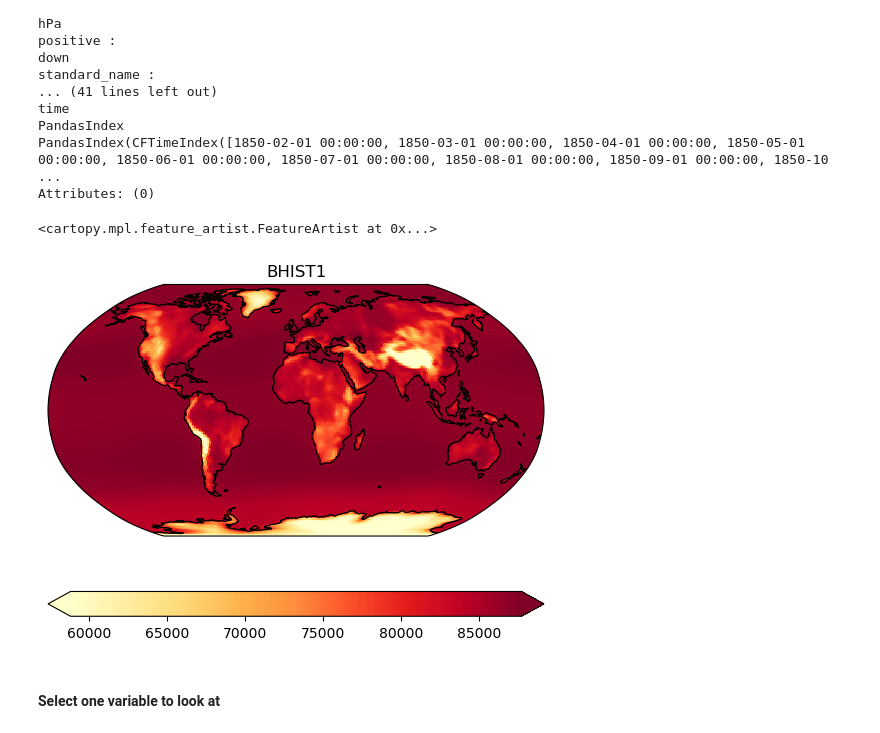
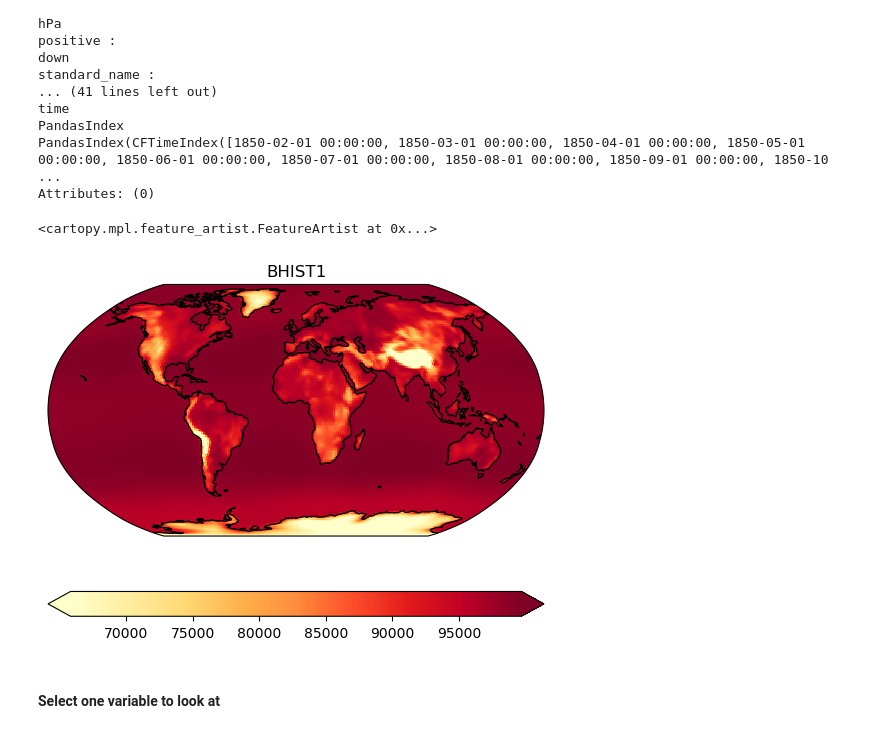
Before and after one commit to NCAR/CESM-emission-driven-run-tutorial, a Jupyter notebook: analysis_notebooks/atmosphericCO2.ipynb, the cells around one changed output. Saved outputs shown, nothing was run; the diff lists cells and outputs as text; code cells hidden in the pictures.

```diff
--- a/analysis_notebooks/atmosphericCO2.ipynb
+++ b/analysis_notebooks/atmosphericCO2.ipynb
@@ -151,25 +153,27 @@ PandasIndex(CFTimeIndex([1850-02-01 00:00:00, 1850-03-01 00:00:00, 1850-04-01 00
 Attributes: (0)
 # %%
 # make a map of the avearge in time
+levno = 30 # pick an arbitrary level and see what the pressure looks like! pressure increases with lev
+
 fig, axis = plt.subplots(1, 1, subplot_kw=dict(projection=ccrs.Robinson()))
 
-data_to_plot = Patm.mean(dim='time').isel(lev=25)
+data_to_plot = Patm.mean(dim='time').isel(lev=levno)
 
 # to deal with outlier points, set max and min values using percentiles
 max_ = np.nanpercentile(data_to_plot, 96)
 min_ = np.nanpercentile(data_to_plot, 4)
 
 # plot map using xarray
 data_to_plot.plot(ax=axis,transform=ccrs.PlateCarree(),
                                 cbar_kwargs={'orientation': 'horizontal'},
                                 cmap='YlOrRd', vmin=min_, vmax=max_)
 
 plt.title(casenameshort) # add a title
 
 axis.coastlines()  # cartopy function
 # %% [output]
 <cartopy.mpl.feature_artist.FeatureArtist at 0x...>
-[figure, old version]
+[figure, new version]
 # %% [markdown]
 #### Select one variable to look at
 # %%
```
Also changed, not shown: parts of 24 cells of this notebook.
